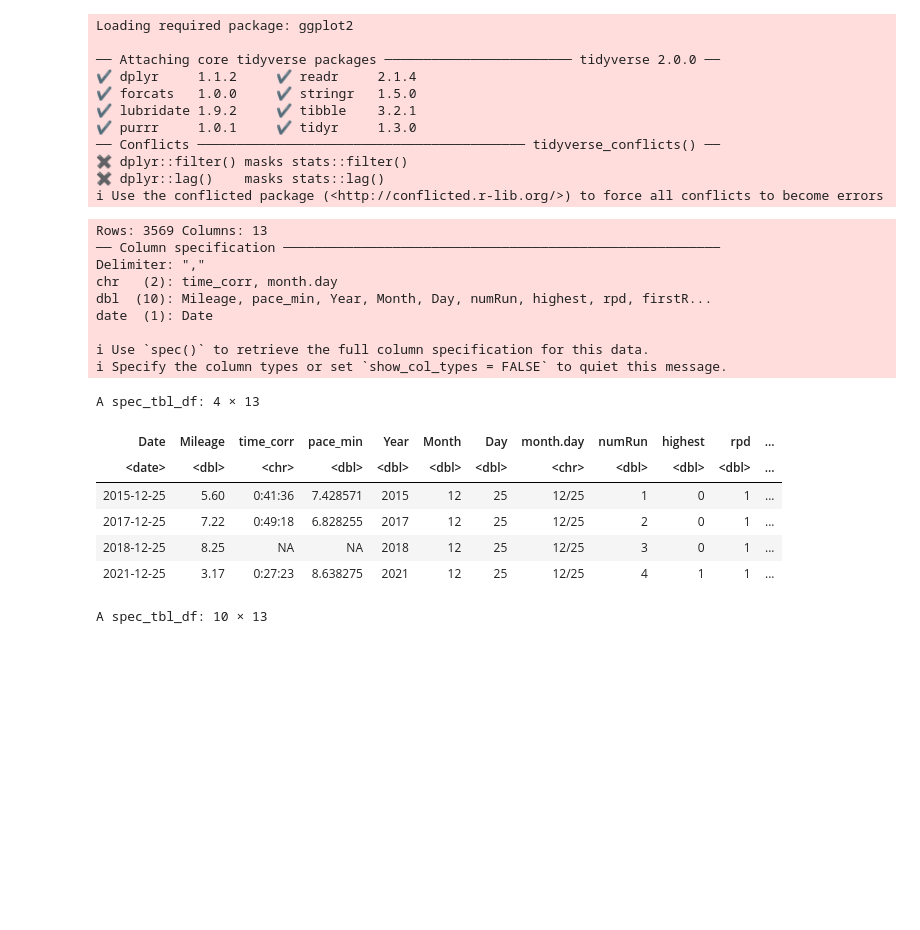
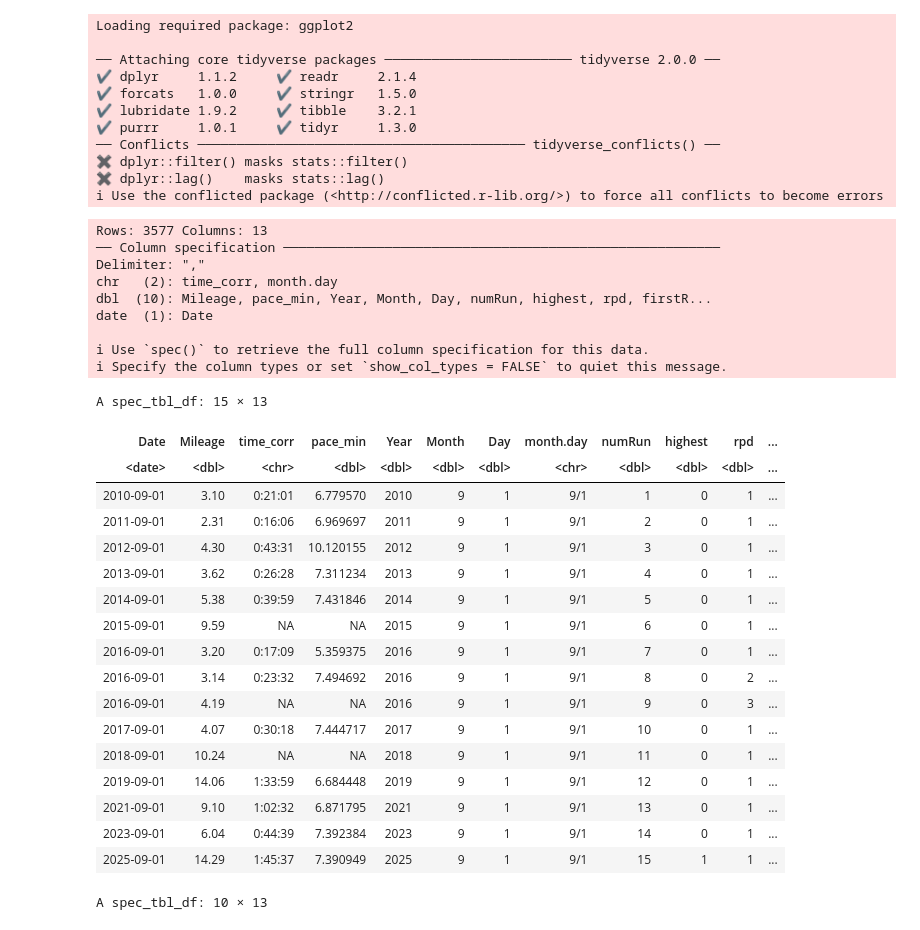
Before and after one commit to adolwick/biof309project, a Jupyter notebook: runs_per_date.ipynb, the cells around one changed output. Saved outputs shown, nothing was run; the diff lists cells and outputs as text; code cells hidden in the pictures; blank space fills up the shorter version.

```diff
--- a/runs_per_date.ipynb
+++ b/runs_per_date.ipynb
@@ -18,24 +18,35 @@ Loading required package: ggplot2
 # %%
 df = read_csv("rpd.csv")
 #head(df)
-df %>% filter(month.day=="12/25")
+df %>% filter(month.day=="9/1")
 # %% [output]
-Rows: 3569 Columns: 13
+Rows: 3577 Columns: 13
 ── Column specification ────────────────────────────────────────────────────────
 Delimiter: ","
 chr   (2): time_corr, month.day
 dbl  (10): Mileage, pace_min, Year, Month, Day, numRun, highest, rpd, firstR...
 date  (1): Date
 
 ℹ Use `spec()` to retrieve the full column specification for this data.
 ℹ Specify the column types or set `show_col_types = FALSE` to quiet this message.
-A spec_tbl_df: 4 × 13
+A spec_tbl_df: 15 × 13
 | Date | Mileage | time_corr | pace_min | Year | Month | Day | month.day | numRun | highest | rpd | ... |
 | <date> | <dbl> | <chr> | <dbl> | <dbl> | <dbl> | <dbl> | <chr> | <dbl> | <dbl> | <dbl> | ... |
-| 2015-12-25 | 5.60 | 0:41:36 | 7.428571 | 2015 | 12 | 25 | 12/25 | 1 | 0 | 1 | ... |
-| 2017-12-25 | 7.22 | 0:49:18 | 6.828255 | 2017 | 12 | 25 | 12/25 | 2 | 0 | 1 | ... |
-| 2018-12-25 | 8.25 | NA | NA | 2018 | 12 | 25 | 12/25 | 3 | 0 | 1 | ... |
-| 2021-12-25 | 3.17 | 0:27:23 | 8.638275 | 2021 | 12 | 25 | 12/25 | 4 | 1 | 1 | ... |
+| 2010-09-01 | 3.10 | 0:21:01 | 6.779570 | 2010 | 9 | 1 | 9/1 | 1 | 0 | 1 | ... |
+| 2011-09-01 | 2.31 | 0:16:06 | 6.969697 | 2011 | 9 | 1 | 9/1 | 2 | 0 | 1 | ... |
+| 2012-09-01 | 4.30 | 0:43:31 | 10.120155 | 2012 | 9 | 1 | 9/1 | 3 | 0 | 1 | ... |
+| 2013-09-01 | 3.62 | 0:26:28 | 7.311234 | 2013 | 9 | 1 | 9/1 | 4 | 0 | 1 | ... |
+| 2014-09-01 | 5.38 | 0:39:59 | 7.431846 | 2014 | 9 | 1 | 9/1 | 5 | 0 | 1 | ... |
+| 2015-09-01 | 9.59 | NA | NA | 2015 | 9 | 1 | 9/1 | 6 | 0 | 1 | ... |
+| 2016-09-01 | 3.20 | 0:17:09 | 5.359375 | 2016 | 9 | 1 | 9/1 | 7 | 0 | 1 | ... |
+| 2016-09-01 | 3.14 | 0:23:32 | 7.494692 | 2016 | 9 | 1 | 9/1 | 8 | 0 | 2 | ... |
+| 2016-09-01 | 4.19 | NA | NA | 2016 | 9 | 1 | 9/1 | 9 | 0 | 3 | ... |
+| 2017-09-01 | 4.07 | 0:30:18 | 7.444717 | 2017 | 9 | 1 | 9/1 | 10 | 0 | 1 | ... |
+| 2018-09-01 | 10.24 | NA | NA | 2018 | 9 | 1 | 9/1 | 11 | 0 | 1 | ... |
+| 2019-09-01 | 14.06 | 1:33:59 | 6.684448 | 2019 | 9 | 1 | 9/1 | 12 | 0 | 1 | ... |
+| 2021-09-01 | 9.10 | 1:02:32 | 6.871795 | 2021 | 9 | 1 | 9/1 | 13 | 0 | 1 | ... |
+| 2023-09-01 | 6.04 | 0:44:39 | 7.392384 | 2023 | 9 | 1 | 9/1 | 14 | 0 | 1 | ... |
+| 2025-09-01 | 14.29 | 1:45:37 | 7.390949 | 2025 | 9 | 1 | 9/1 | 15 | 1 | 1 | ... |
 # %%
 df %>% filter(Month=="9") %>% arrange(desc(Mileage)) %>% slice(1:10)
 # %% [output]
```
Also changed, not shown: parts of 37 cells of this notebook, 8 other files.
